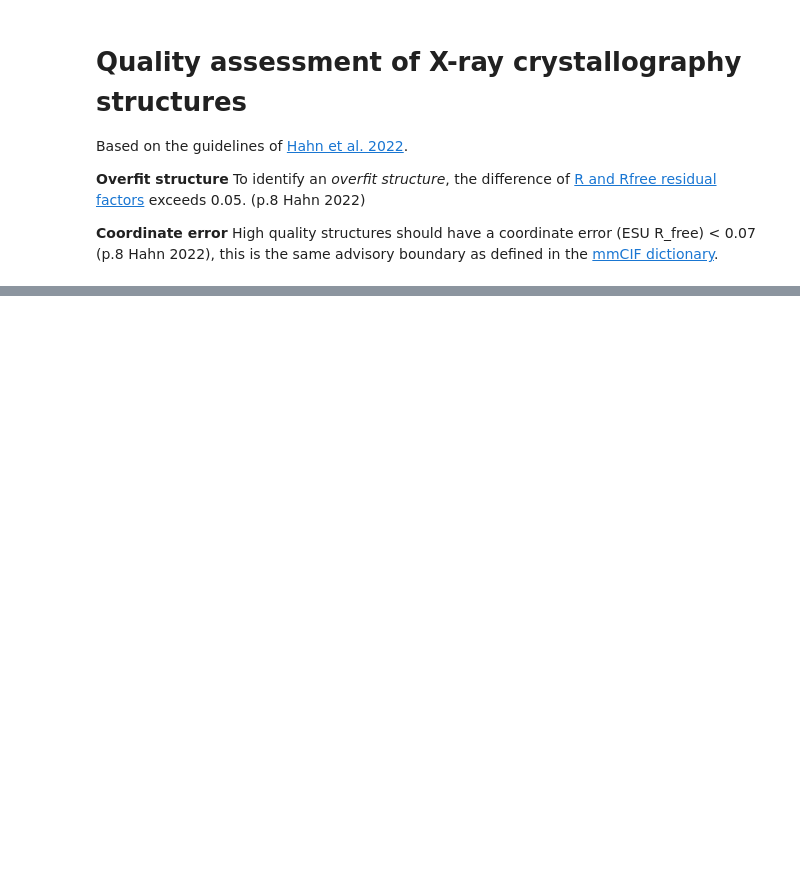
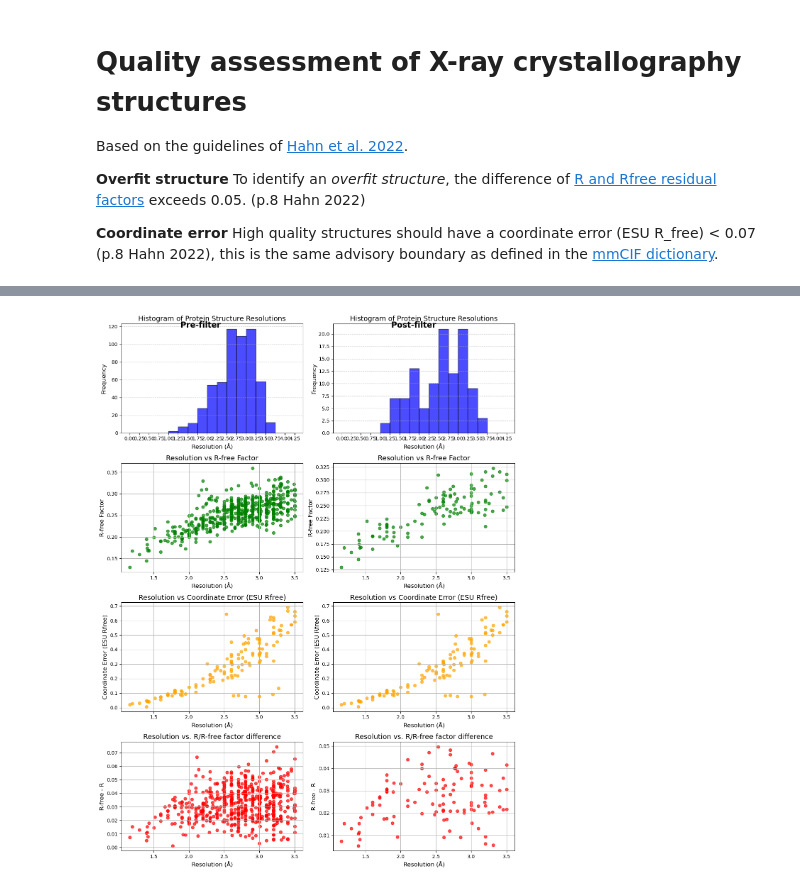
Before and after one commit to wesselporschen/proteinscreening, a Jupyter notebook: PDB_screening.ipynb, the cells around one changed output, grey strips where cells are left out. Cells and saved outputs as stored; diff of their text form; code cells hidden in the pictures; blank space fills up the shorter version.

Commit message:
worked on quality metric discussion, reworked pre/post-filter plot, corrected R/Rfree overfit to 0.05

```diff
--- a/PDB_screening.ipynb
+++ b/PDB_screening.ipynb
@@ -266,8 +283,3 @@ structures = pd.DataFrame(
     ],
     columns=["pdb_id", "resolution", "R-factor", "R-free-factor", "Coordinate_Error_(ESU_Rfree)"]
 ).sort_values(by="resolution")
-
-# Hahn et al. 2022, p. 8 (https://doi.org/10.33011/livecoms.4.1.1497)
-structures['R/Rfree_overfit'] = np.abs(structures['R-factor'] - structures['R-free-factor']) > 0.05
-
-structures
@@ -289,0 +286,6 @@ structures.to_csv('structures.csv', index=False)
+# %%
+# Hahn et al. 2022, p. 8 (https://doi.org/10.33011/livecoms.4.1.1497)
+
+structures['R/Rfree diff'] = np.abs(structures['R-free-factor'] - structures['R-factor'])
+structures['R/Rfree_overfit'] = structures['R/Rfree diff'] > 0.05
+structures
@@ -290,11 +306,11 @@ structures.to_csv('structures.csv', index=False)
 # %%
 print(f"Number of entries: {structures.shape[0]}")
-print(f"Number of entries with R/Rfree overfit (difference <= 0.05): {structures[structures['R/Rfree_overfit'] == 'True'].shape[0]}")
+print(f"Number of entries with R/Rfree overfit (difference > 0.05): {structures[structures['R/Rfree_overfit'] == True].shape[0]}")
 print(f"Number of entries with missing values: {structures.isnull().sum().sum()}")
 print(f"Number of entries with coordinate error >= 0.7: {structures[structures['Coordinate_Error_(ESU_Rfree)'] >= 0.7].shape[0]} \n")
 
 structuresfiltered = structures.dropna()
-structuresfiltered = structuresfiltered[structuresfiltered['R/Rfree_overfit'] != 'True']
+structuresfiltered = structuresfiltered[structuresfiltered['R/Rfree_overfit'] != True]
 structuresfiltered = structuresfiltered[structuresfiltered['Coordinate_Error_(ESU_Rfree)'] < 0.7]
 
 print(f"Number of entries in filtered set: {structuresfiltered.shape[0]}")
@@ -346,0 +334,78 @@ plt.show()
+# %%
+import numpy as np
+import matplotlib.pyplot as plt
+
+bins = np.arange(0, 4.5, 0.25)
+
+# Create a single figure with 8 subplots arranged in 2 columns and 4 rows
+fig, axes = plt.subplots(4, 2, figsize=(12, 16))
+axes = axes.flatten()
+
+# Add column titles
+fig.suptitle("", x=0.5, fontsize=16)
+fig.text(0.25, 0.96, "Pre-filter", ha='center', fontsize=16, fontweight='bold')
+fig.text(0.75, 0.96, "Post-filter", ha='center', fontsize=16, fontweight='bold')
+
+# Left 1
+axes[0].hist(structures['resolution'], bins=bins, edgecolor='black', alpha=0.7, color='blue')
+axes[0].set_title('Histogram of Protein Structure Resolutions', fontsize=14)
+axes[0].set_xlabel('Resolution (Å)', fontsize=12)
+axes[0].set_ylabel('Frequency', fontsize=12)
+axes[0].set_xticks(bins)
+axes[0].grid(axis='y', linestyle='--', alpha=0.7)
+
+# Left 2
+axes[2].scatter(structures['resolution'], structures['R-free-factor'], color='green', alpha=0.7)
+axes[2].set_title('Resolution vs R-free Factor', fontsize=14)
+axes[2].set_xlabel('Resolution (Å)', fontsize=12)
+axes[2].set_ylabel('R-free Factor', fontsize=12)
+axes[2].grid(True)
+
+# Left 3
+axes[4].scatter(structures['resolution'], structures['Coordinate_Error_(ESU_Rfree)'], color='orange', alpha=0.7)
+axes[4].set_title('Resolution vs Coordinate Error (ESU Rfree)', fontsize=14)
+axes[4].set_xlabel('Resolution (Å)', fontsize=12)
+axes[4].set_ylabel('Coordinate Error (ESU Rfree)', fontsize=12)
+axes[4].grid(True)
+
+# Left 4
+axes[6].scatter(structures['resolution'], structures['R/Rfree diff'], color='red', alpha=0.7)
+axes[6].set_title('Resolution vs. R/R-free factor difference', fontsize=14)
+axes[6].set_xlabel('Resolution (Å)', fontsize=12)
+axes[6].set_ylabel('R-free - R', fontsize=12)
+axes[6].grid(True)
+
+
+
+axes[1].hist(structuresfiltered['resolution'], bins=bins, edgecolor='black', alpha=0.7, color='blue')
+axes[1].set_title('Histogram of Protein Structure Resolutions', fontsize=14)
+axes[1].set_xlabel('Resolution (Å)', fontsize=12)
+axes[1].set_ylabel('Frequency', fontsize=12)
+axes[1].set_xticks(bins)
+axes[1].grid(axis='y', linestyle='--', alpha=0.7)
+
+# Right 2
+axes[3].scatter(structuresfiltered['resolution'], structuresfiltered['R-free-factor'], color='green', alpha=0.7)
+axes[3].set_title('Resolution vs R-free Factor', fontsize=14)
+axes[3].set_xlabel('Resolution (Å)', fontsize=12)
+axes[3].set_ylabel('R-free Factor', fontsize=12)
+axes[3].grid(True)
+
+# Right 3
+axes[5].scatter(structuresfiltered['resolution'], structuresfiltered['Coordinate_Error_(ESU_Rfree)'], color='orange', alpha=0.7)
+axes[5].set_title('Resolution vs Coordinate Error (ESU Rfree)', fontsize=14)
+axes[5].set_xlabel('Resolution (Å)', fontsize=12)
+axes[5].set_ylabel('Coordinate Error (ESU Rfree)', fontsize=12)
+axes[5].grid(True)
+
+axes[7].scatter(structuresfiltered['resolution'], structuresfiltered['R/Rfree diff'], color='red', alpha=0.7)
+axes[7].set_title('Resolution vs. R/R-free factor difference', fontsize=14)
+axes[7].set_xlabel('Resolution (Å)', fontsize=12)
+axes[7].set_ylabel('R-free - R', fontsize=12)
+axes[7].grid(True)
+
+# Adjust layout to prevent overlapping
+plt.tight_layout()
+plt.show()
+# %% [output]
+[figure, added]
```
Also changed, not shown: parts of 17 cells of this notebook.
